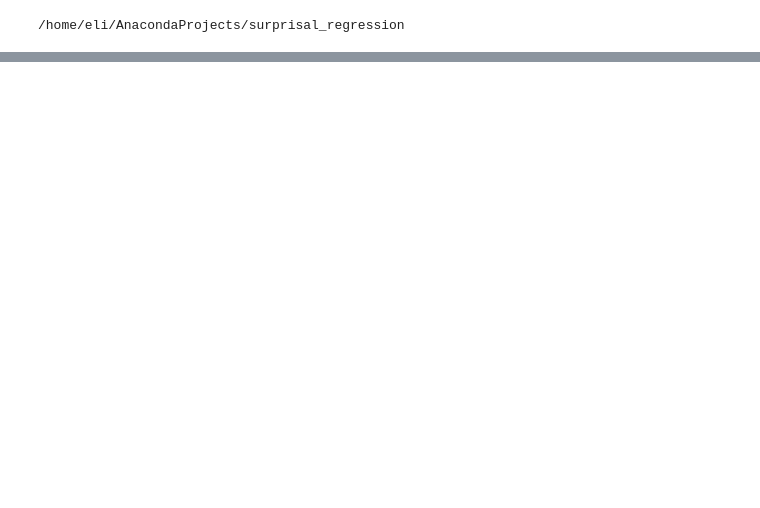
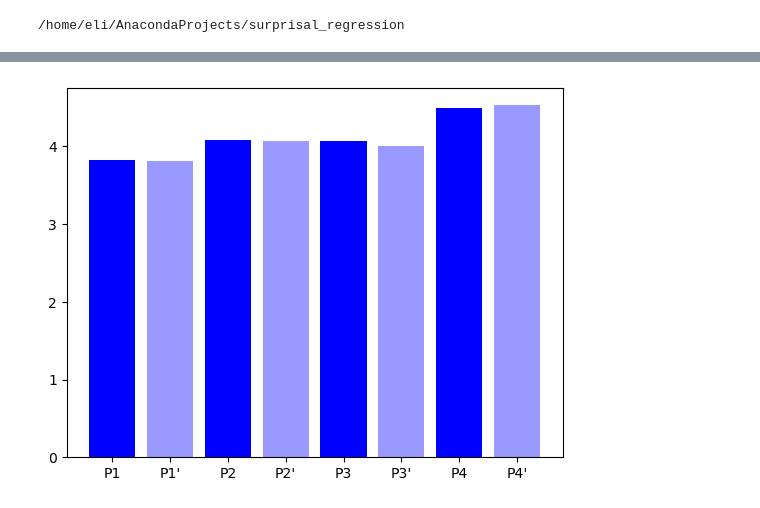
Before and after one commit to BastosLab/surprisal_regression, a Jupyter notebook: notebooks/C31-ses-230609/PFC/ablate_all.ipynb, the cells around one changed output, grey strips where cells are left out. Cells and saved outputs as stored; diff of their text form; code cells hidden in the pictures; blank space fills up the shorter version.

```diff
--- a/notebooks/C31-ses-230609/PFC/ablate_all.ipynb
+++ b/notebooks/C31-ses-230609/PFC/ablate_all.ipynb
@@ -48,0 +88,4 @@ tensor([1.0026, 1.0026], grad_fn=<ExpBackward0>)
+# %%
+comparison_plot(go_trials())
+# %% [output]
+[figure, added]
```
Also changed, not shown: parts of 10 cells of this notebook, 7 other files.
